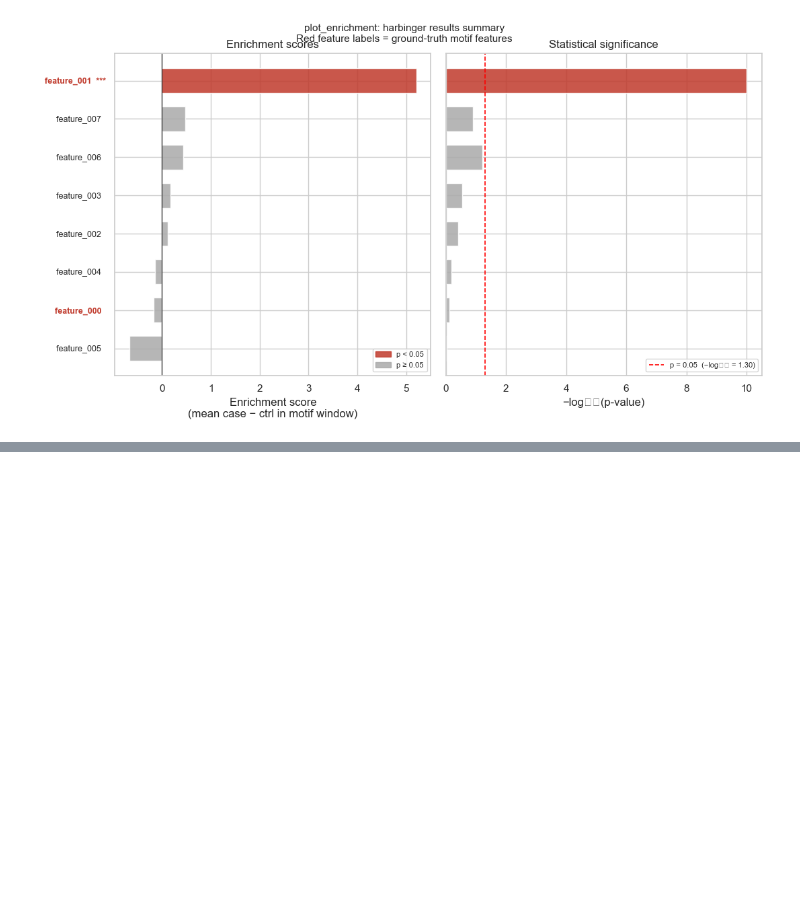
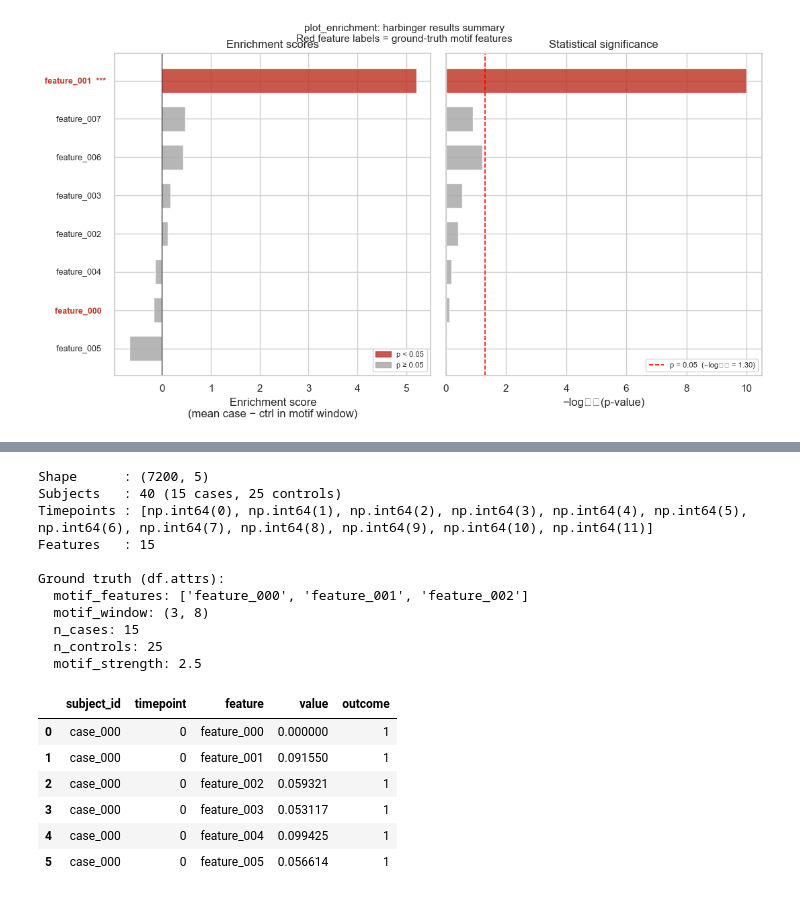
Before and after one commit to cbumby17/TEMPO, a Jupyter notebook: dev_notebook.ipynb, the cells around one changed output, grey strips where cells are left out. Cells and saved outputs as stored; diff of their text form; code cells hidden in the pictures; blank space fills up the shorter version.

```diff
--- a/dev_notebook.ipynb
+++ b/dev_notebook.ipynb
@@ -838,0 +858,35 @@ plt.show()
+# %%
+# One call, no arguments needed — the bundled CSV ships with the package
+df_ex = tempo.load_example_data()
+
+print(f'Shape      : {df_ex.shape}')
+print(f'Subjects   : {df_ex.subject_id.nunique()} '
+      f'({df_ex[df_ex.outcome==1].subject_id.nunique()} cases, '
+      f'{df_ex[df_ex.outcome==0].subject_id.nunique()} controls)')
+print(f'Timepoints : {sorted(df_ex.timepoint.unique())}')
+print(f'Features   : {df_ex.feature.nunique()}')
+print()
+print('Ground truth (df.attrs):')
+for k, v in df_ex.attrs.items():
+    print(f'  {k}: {v}')
+print()
+df_ex.head(6)
+# %% [output]
+Shape      : (7200, 5)
+Subjects   : 40 (15 cases, 25 controls)
+Timepoints : [np.int64(0), np.int64(1), np.int64(2), np.int64(3), np.int64(4), np.int64(5), np.int64(6), np.int64(7), np.int64(8), np.int64(9), np.int64(10), np.int64(11)]
+Features   : 15
+
+Ground truth (df.attrs):
+  motif_features: ['feature_000', 'feature_001', 'feature_002']
+  motif_window: (3, 8)
+  n_cases: 15
+  n_controls: 25
+  motif_strength: 2.5
+|  | subject_id | timepoint | feature | value | outcome |
+| 0 | case_000 | 0 | feature_000 | 0.000000 | 1 |
+| 1 | case_000 | 0 | feature_001 | 0.091550 | 1 |
+| 2 | case_000 | 0 | feature_002 | 0.059321 | 1 |
+| 3 | case_000 | 0 | feature_003 | 0.053117 | 1 |
+| 4 | case_000 | 0 | feature_004 | 0.099425 | 1 |
+| 5 | case_000 | 0 | feature_005 | 0.056614 | 1 |
```
Also changed, not shown: parts of 9 cells of this notebook, 1 other file.
